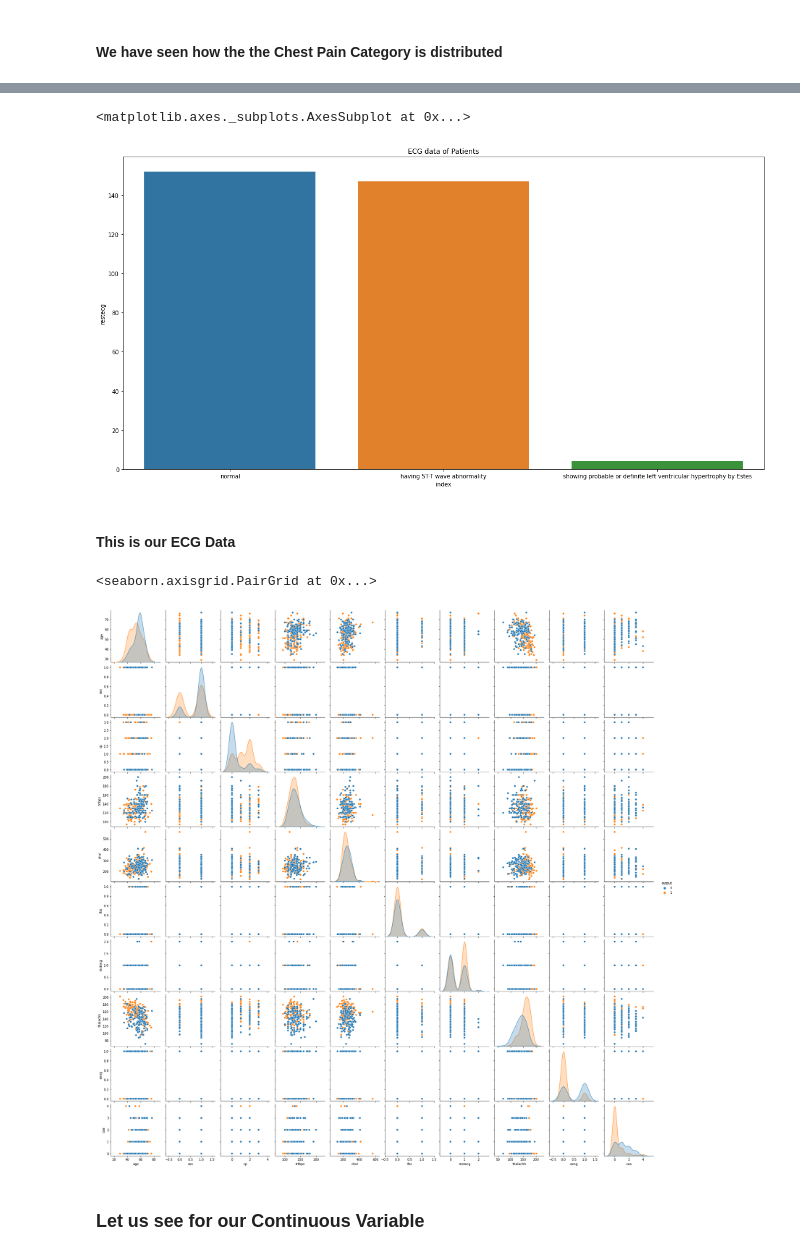
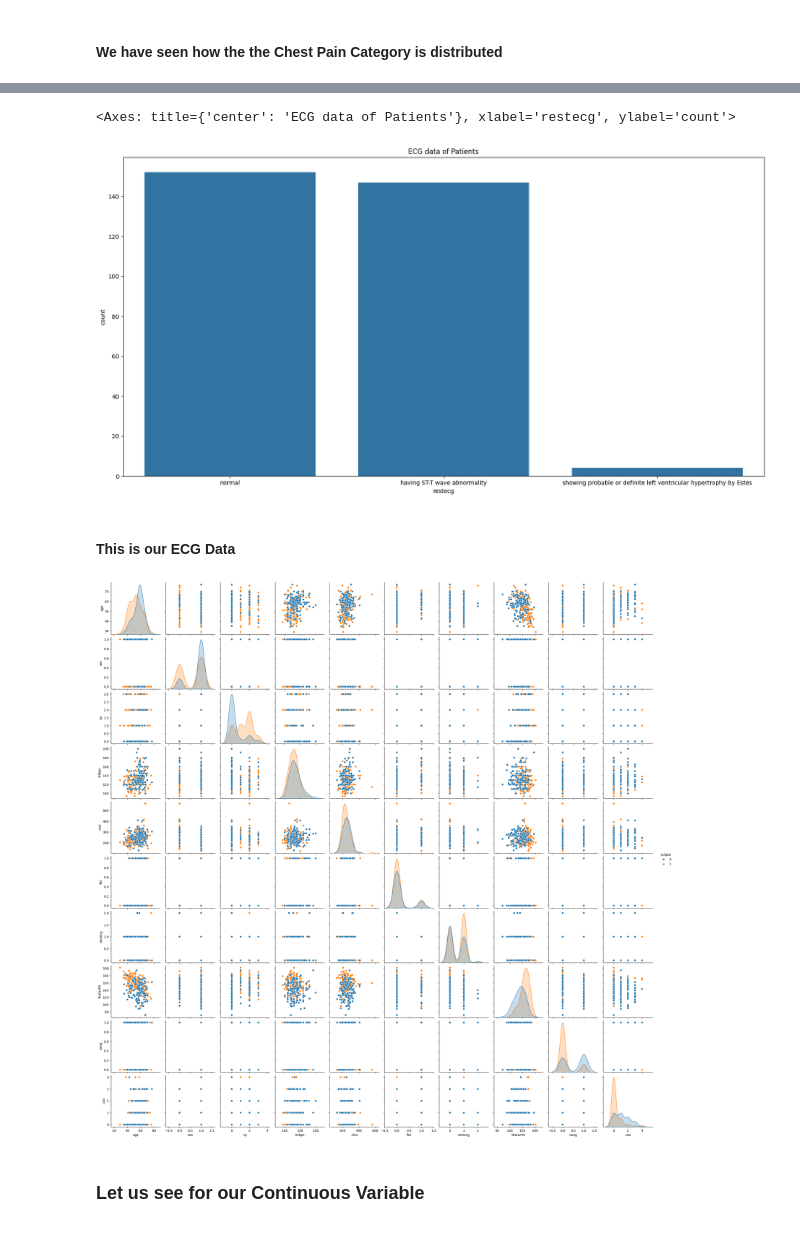
Before and after one commit to boltx393/HeartAttackPredictor, a Jupyter notebook: Heart_Attack_Risk_Predictor with Eval ML.ipynb, the cells around one changed output, grey strips where cells are left out. Drawn from its saved outputs; the diff is of its cells as text; code cells hidden in the pictures.

```diff
--- a/Heart_Attack_Risk_Predictor with Eval ML.ipynb
+++ b/Heart_Attack_Risk_Predictor with Eval ML.ipynb
@@ -28,5 +26,5 @@ Drive already mounted at /content/drive/; to attempt to forcibly remount, call d
 # %%
-df= pd.read_csv("/content/drive/MyDrive/heart.csv")
+df = pd.read_csv("./heart.csv")
 # %%
 df= df.drop(['oldpeak','slp','thall'],axis=1)
 # %%
@@ -173,10 +163,11 @@ sns.barplot(x=cp_data['index'],y= cp_data['cp'])
 # %% [markdown]
 #### We have seen how the the Chest Pain Category is distributed
 # %%
-ecg_data= df['restecg'].value_counts().reset_index()
-ecg_data['index'][0]= 'normal'
-ecg_data['index'][1]= 'having ST-T wave abnormality'
-ecg_data['index'][2]= 'showing probable or definite left ventricular hypertrophy by Estes'
+ecg_data = df['restecg'].value_counts().reset_index()
+ecg_data.columns = ['restecg', 'count']  # Renaming the columns
+ecg_data.loc[ecg_data.index == 0, 'restecg'] = 'normal'
+ecg_data.loc[ecg_data.index == 1, 'restecg'] = 'having ST-T wave abnormality'
+ecg_data.loc[ecg_data.index == 2, 'restecg'] = 'showing probable or definite left ventricular hypertrophy by Estes'
 
 ecg_data
 # %% [output]
@@ -195,17 +178,16 @@ See the caveats in the documentation: https://pandas.pydata.org/pandas-docs/stab
 # %%
 plt.figure(figsize=(20, 10))
 plt.title("ECG data of Patients")
-
-sns.barplot(x=ecg_data['index'],y= ecg_data['restecg'])
+sns.barplot(x=ecg_data['restecg'], y=ecg_data['count'])
 # %% [output]
-<matplotlib.axes._subplots.AxesSubplot at 0x...>
+<Axes: title={'center': 'ECG data of Patients'}, xlabel='restecg', ylabel='count'>
-[figure, old version]
+[figure, new version]
 # %% [markdown]
 #### This is our ECG Data
 # %%
-sns.pairplot(df,hue='output',data=df)
+sns.pairplot(df, hue='output')
+plt.show()
 # %% [output]
-<seaborn.axisgrid.PairGrid at 0x...>
 [figure]
 # %% [markdown]
 ### Let us see for our Continuous Variable
```
Also changed, not shown: parts of 58 cells of this notebook, 1 other file.
